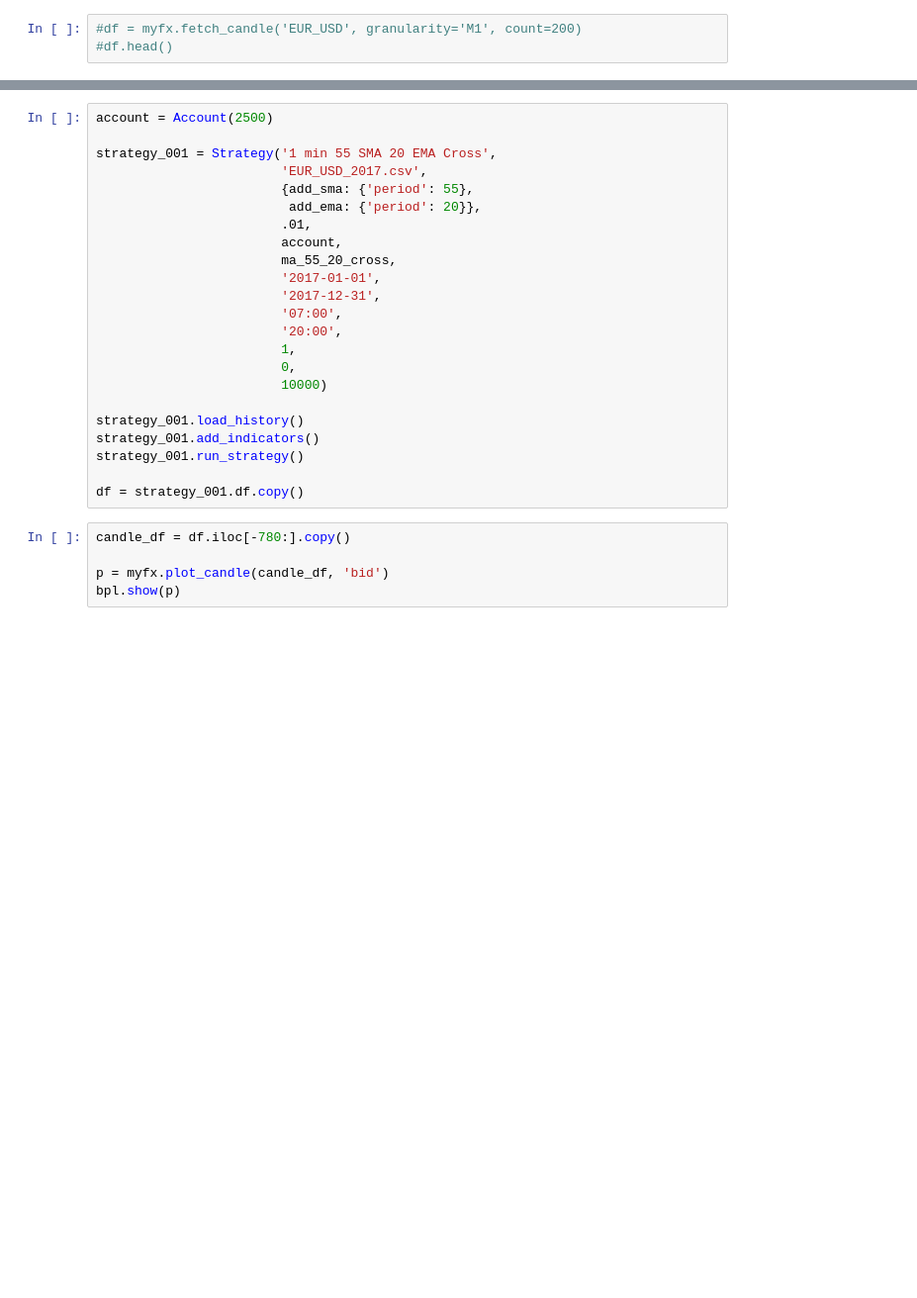
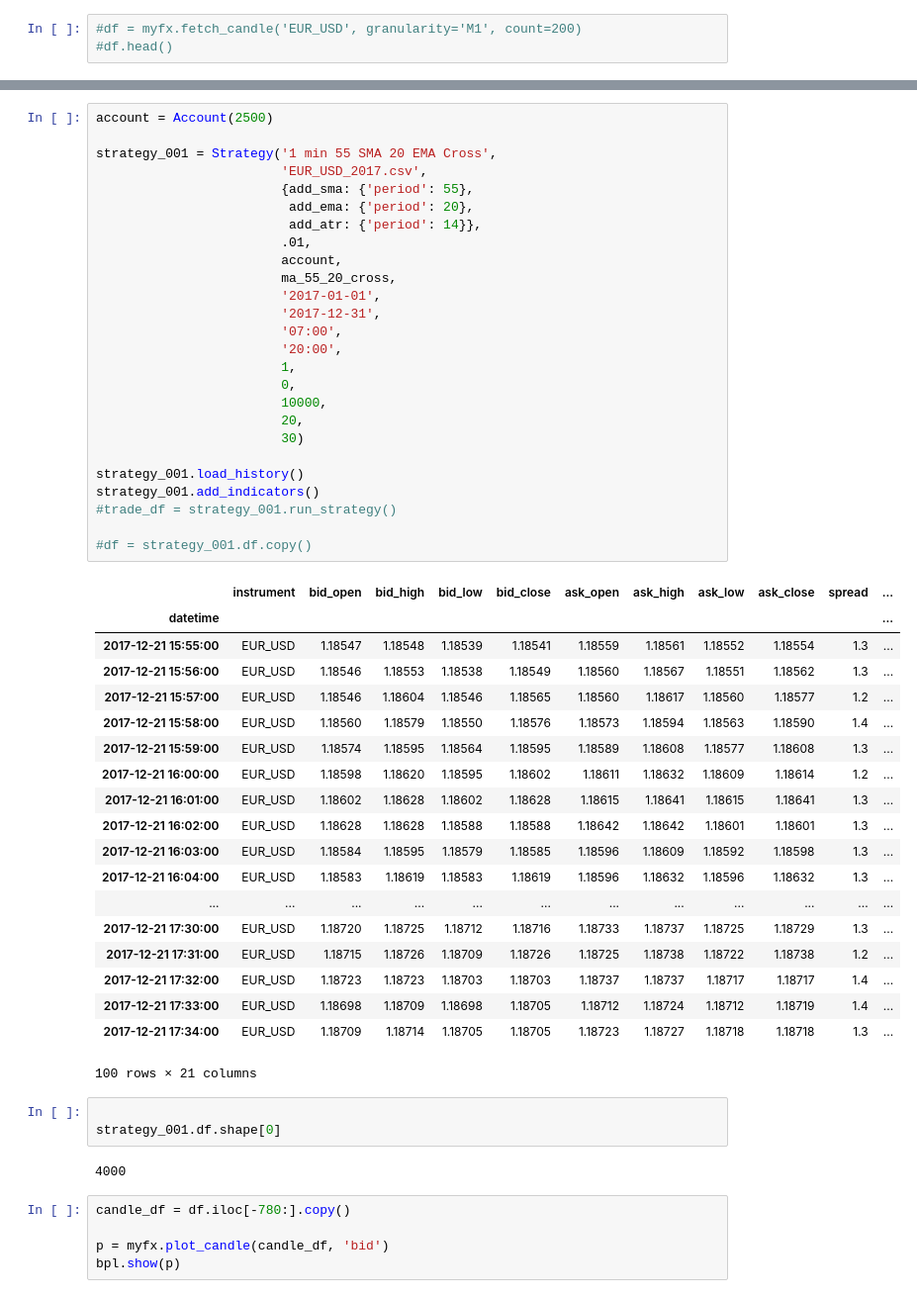
Before and after one commit to Adam-Klaum/my_forex, a Jupyter notebook: oanda test.ipynb, the cells around one changed output, grey strips where cells are left out. Shown at 99% size. Drawn from its saved outputs; the diff is of its cells as text; blank space fills up the shorter version.

```diff
--- a/oanda test.ipynb
+++ b/oanda test.ipynb
@@ -17,26 +44,54 @@ Loading BokehJS ...
 # %%
 account = Account(2500)
 
 strategy_001 = Strategy('1 min 55 SMA 20 EMA Cross',
                         'EUR_USD_2017.csv',
                         {add_sma: {'period': 55},
-                         add_ema: {'period': 20}},
+                         add_ema: {'period': 20},
+                         add_atr: {'period': 14}},
                         .01,
                         account,
                         ma_55_20_cross,
                         '2017-01-01',
                         '2017-12-31',
                         '07:00',
                         '20:00',
                         1,
                         0,
-                        10000)
+                        10000,
+                        20,
+                        30)
 
 strategy_001.load_history()
 strategy_001.add_indicators()
-strategy_001.run_strategy()
+#trade_df = strategy_001.run_strategy()
 
-df = strategy_001.df.copy()
+#df = strategy_001.df.copy()
+# %% [output]
+|  | instrument | bid_open | bid_high | bid_low | bid_close | ask_open | ask_high | ask_low | ask_close | spread | ... |
+| datetime |  |  |  |  |  |  |  |  |  |  | ... |
+| 2017-12-21 15:55:00 | EUR_USD | 1.18547 | 1.18548 | 1.18539 | 1.18541 | 1.18559 | 1.18561 | 1.18552 | 1.18554 | 1.3 | ... |
+| 2017-12-21 15:56:00 | EUR_USD | 1.18546 | 1.18553 | 1.18538 | 1.18549 | 1.18560 | 1.18567 | 1.18551 | 1.18562 | 1.3 | ... |
+| 2017-12-21 15:57:00 | EUR_USD | 1.18546 | 1.18604 | 1.18546 | 1.18565 | 1.18560 | 1.18617 | 1.18560 | 1.18577 | 1.2 | ... |
+| 2017-12-21 15:58:00 | EUR_USD | 1.18560 | 1.18579 | 1.18550 | 1.18576 | 1.18573 | 1.18594 | 1.18563 | 1.18590 | 1.4 | ... |
+| 2017-12-21 15:59:00 | EUR_USD | 1.18574 | 1.18595 | 1.18564 | 1.18595 | 1.18589 | 1.18608 | 1.18577 | 1.18608 | 1.3 | ... |
+| 2017-12-21 16:00:00 | EUR_USD | 1.18598 | 1.18620 | 1.18595 | 1.18602 | 1.18611 | 1.18632 | 1.18609 | 1.18614 | 1.2 | ... |
+| 2017-12-21 16:01:00 | EUR_USD | 1.18602 | 1.18628 | 1.18602 | 1.18628 | 1.18615 | 1.18641 | 1.18615 | 1.18641 | 1.3 | ... |
+| 2017-12-21 16:02:00 | EUR_USD | 1.18628 | 1.18628 | 1.18588 | 1.18588 | 1.18642 | 1.18642 | 1.18601 | 1.18601 | 1.3 | ... |
+| 2017-12-21 16:03:00 | EUR_USD | 1.18584 | 1.18595 | 1.18579 | 1.18585 | 1.18596 | 1.18609 | 1.18592 | 1.18598 | 1.3 | ... |
+| 2017-12-21 16:04:00 | EUR_USD | 1.18583 | 1.18619 | 1.18583 | 1.18619 | 1.18596 | 1.18632 | 1.18596 | 1.18632 | 1.3 | ... |
+| ... | ... | ... | ... | ... | ... | ... | ... | ... | ... | ... | ... |
+| 2017-12-21 17:30:00 | EUR_USD | 1.18720 | 1.18725 | 1.18712 | 1.18716 | 1.18733 | 1.18737 | 1.18725 | 1.18729 | 1.3 | ... |
+| 2017-12-21 17:31:00 | EUR_USD | 1.18715 | 1.18726 | 1.18709 | 1.18726 | 1.18725 | 1.18738 | 1.18722 | 1.18738 | 1.2 | ... |
+| 2017-12-21 17:32:00 | EUR_USD | 1.18723 | 1.18723 | 1.18703 | 1.18703 | 1.18737 | 1.18737 | 1.18717 | 1.18717 | 1.4 | ... |
+| 2017-12-21 17:33:00 | EUR_USD | 1.18698 | 1.18709 | 1.18698 | 1.18705 | 1.18712 | 1.18724 | 1.18712 | 1.18719 | 1.4 | ... |
+| 2017-12-21 17:34:00 | EUR_USD | 1.18709 | 1.18714 | 1.18705 | 1.18705 | 1.18723 | 1.18727 | 1.18718 | 1.18718 | 1.3 | ... |
+100 rows × 21 columns
+# %%
+
+strategy_001.df.shape[0]
+# %% [output]
+4000
 # %%
 candle_df = df.iloc[-780:].copy()
 
```
Also changed, not shown: parts of 4 cells of this notebook, 8 other files.
